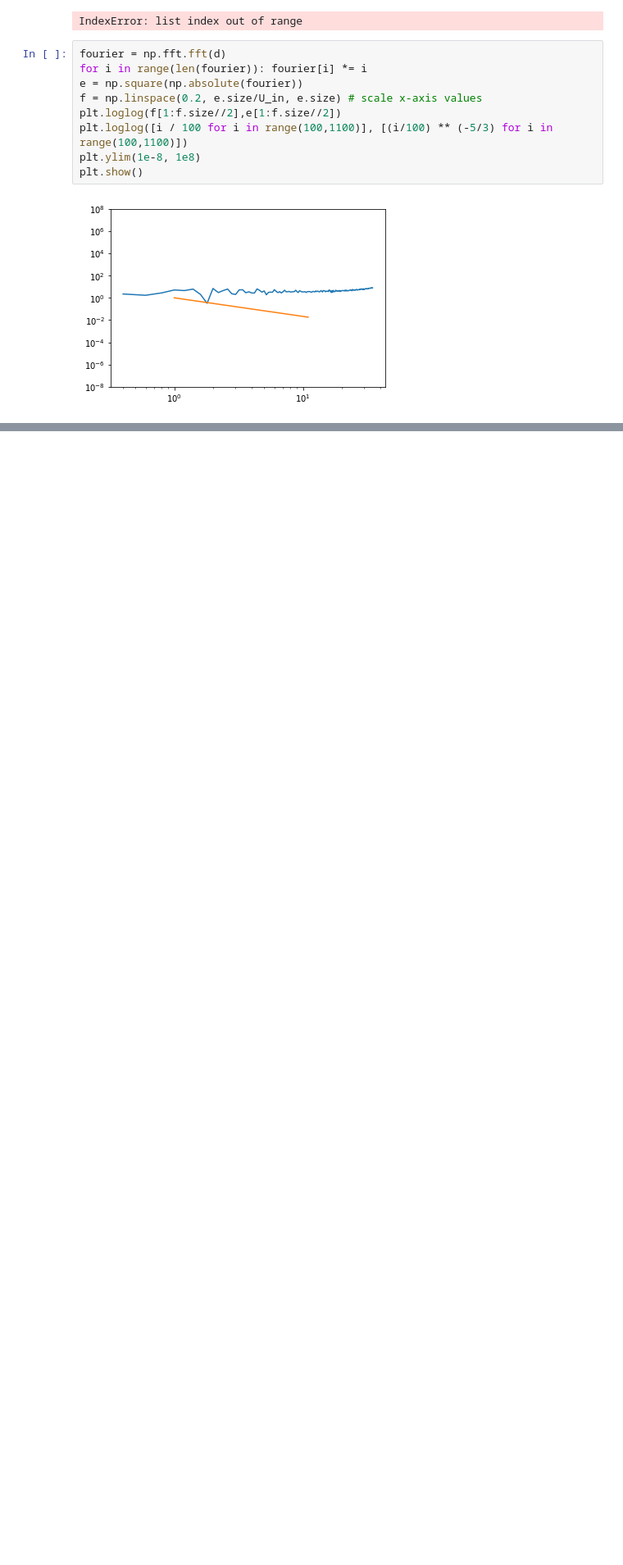
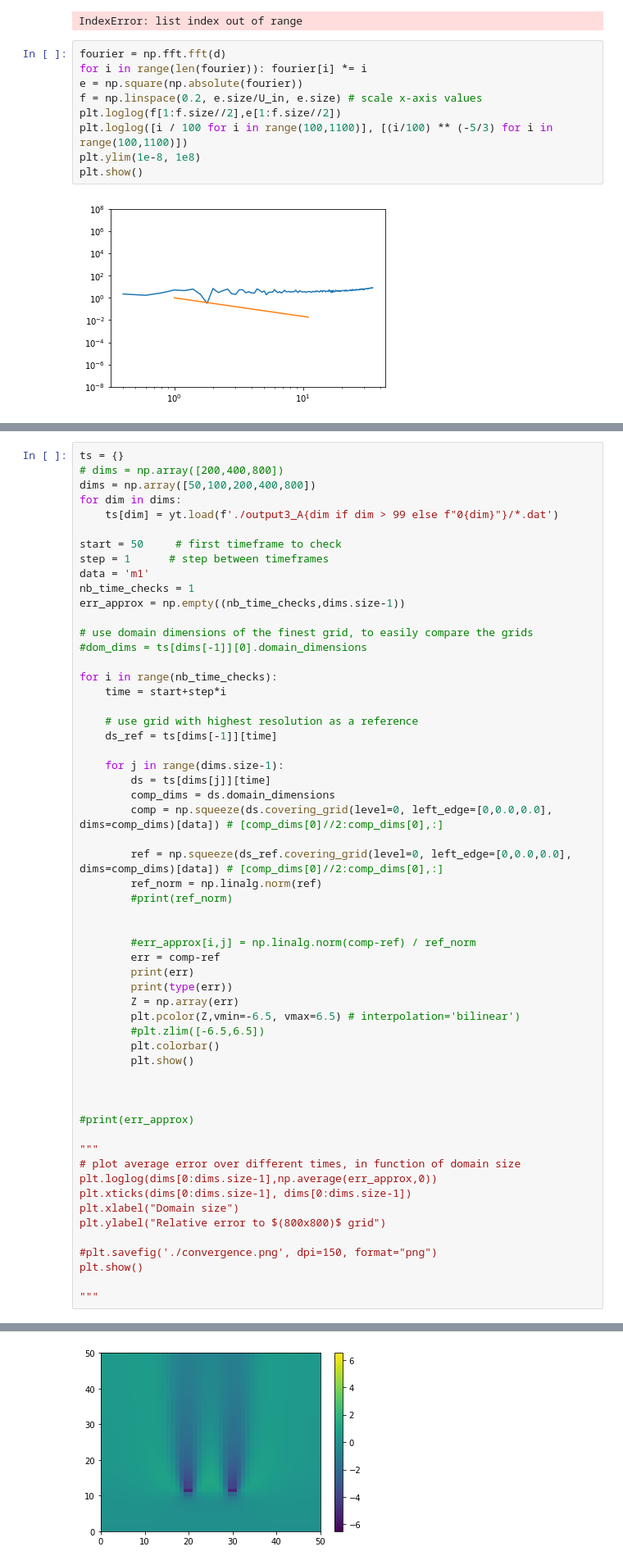
Before and after one commit to ArneBouillon/turbulence, a Jupyter notebook: 2D/Plotting.ipynb, the cells around one changed output, grey strips where cells are left out. Shown: that part at 82% size. Saved outputs shown, nothing was run; the diff lists cells and outputs as text; blank space fills up the shorter version.

```diff
--- a/2D/Plotting.ipynb
+++ b/2D/Plotting.ipynb
@@ -363,0 +456,58 @@ yt : [WARNING  ] 2020-12-01 14:44:57,489 e not found and no parfile passed, can
+# %%
+ts = {}
+# dims = np.array([200,400,800])
+dims = np.array([50,100,200,400,800])
+for dim in dims:
+    ts[dim] = yt.load(f'./output3_A{dim if dim > 99 else f"0{dim}"}/*.dat')
+
+start = 50     # first timeframe to check
+step = 1      # step between timeframes
+data = 'm1'
+nb_time_checks = 1
+err_approx = np.empty((nb_time_checks,dims.size-1))
+
+# use domain dimensions of the finest grid, to easily compare the grids
+#dom_dims = ts[dims[-1]][0].domain_dimensions
+
+for i in range(nb_time_checks):
+    time = start+step*i
+
+    # use grid with highest resolution as a reference
+    ds_ref = ts[dims[-1]][time]
+
+    for j in range(dims.size-1):
+        ds = ts[dims[j]][time]
+        comp_dims = ds.domain_dimensions
+        comp = np.squeeze(ds.covering_grid(level=0, left_edge=[0,0.0,0.0], dims=comp_dims)[data]) # [comp_dims[0]//2:comp_dims[0],:]
+
+        ref = np.squeeze(ds_ref.covering_grid(level=0, left_edge=[0,0.0,0.0], dims=comp_dims)[data]) # [comp_dims[0]//2:comp_dims[0],:]
+        ref_norm = np.linalg.norm(ref)
+        #print(ref_norm)
+
+
+        #err_approx[i,j] = np.linalg.norm(comp-ref) / ref_norm
+        err = comp-ref
+        print(err)
+        print(type(err))
+        Z = np.array(err)
+        plt.pcolor(Z,vmin=-6.5, vmax=6.5) # interpolation='bilinear')
+        #plt.zlim([-6.5,6.5])
+        plt.colorbar()
+        plt.show()
+
+
+
+#print(err_approx)
+
+"""
+# plot average error over different times, in function of domain size
+plt.loglog(dims[0:dims.size-1],np.average(err_approx,0))
+plt.xticks(dims[0:dims.size-1], dims[0:dims.size-1])
+plt.xlabel("Domain size")
+plt.ylabel("Relative error to $(800x800)$ grid")
+
+#plt.savefig('./convergence.png', dpi=150, format="png")
+plt.show()
+
+"""
+# %% [output]
@@ -363,0 +540 @@ yt : [WARNING  ] 2020-12-01 14:44:57,489 e not found and no parfile passed, can
+[figure, added]
```
Also changed, not shown: parts of 11 cells of this notebook.
